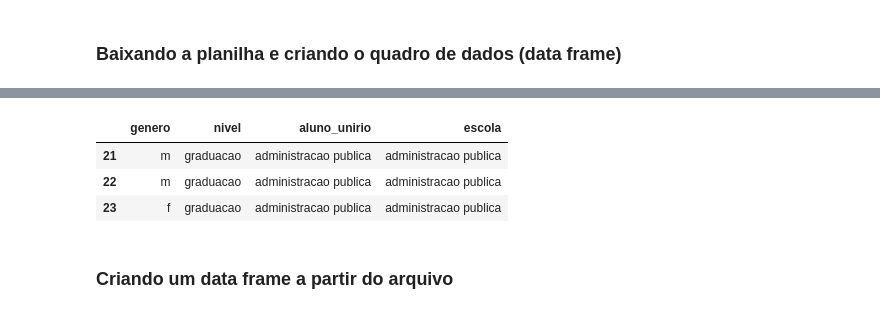
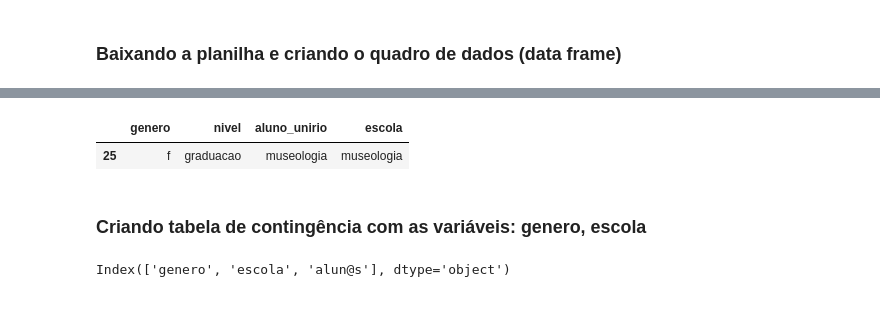
Before and after one commit to Linomc/olimpiadas_unirio, a Jupyter notebook: origem_alunos.ipynb, the cells around one changed output, grey strips where cells are left out. Saved outputs shown, nothing was run; the diff lists cells and outputs as text; code cells hidden in the pictures.

```diff
--- a/origem_alunos.ipynb
+++ b/origem_alunos.ipynb
@@ -59,9 +61,12 @@ memory usage: 868.0+ bytes
 # %%
-df_enquete.tail(3)
+df_enquete.tail(1)
 # %% [output]
 |  | genero | nivel | aluno_unirio | escola |
-| 21 | m | graduacao | administracao publica | administracao publica |
-| 22 | m | graduacao | administracao publica | administracao publica |
-| 23 | f | graduacao | administracao publica | administracao publica |
+| 25 | f | graduacao | museologia | museologia |
-# %% [markdown]
-### Criando um data frame a partir do arquivo
+# %% [markdown]
+### Criando tabela de contingência com as variáveis: genero, escola
+# %%
+df_escola_genero = df_enquete[['genero','escola']].groupby(['genero']).value_counts().reset_index().rename(columns = {0:'alun@s'})
+df_escola_genero.columns
+# %% [output]
+Index(['genero', 'escola', 'alun@s'], dtype='object')
```
Also changed, not shown: parts of 6 cells of this notebook.
